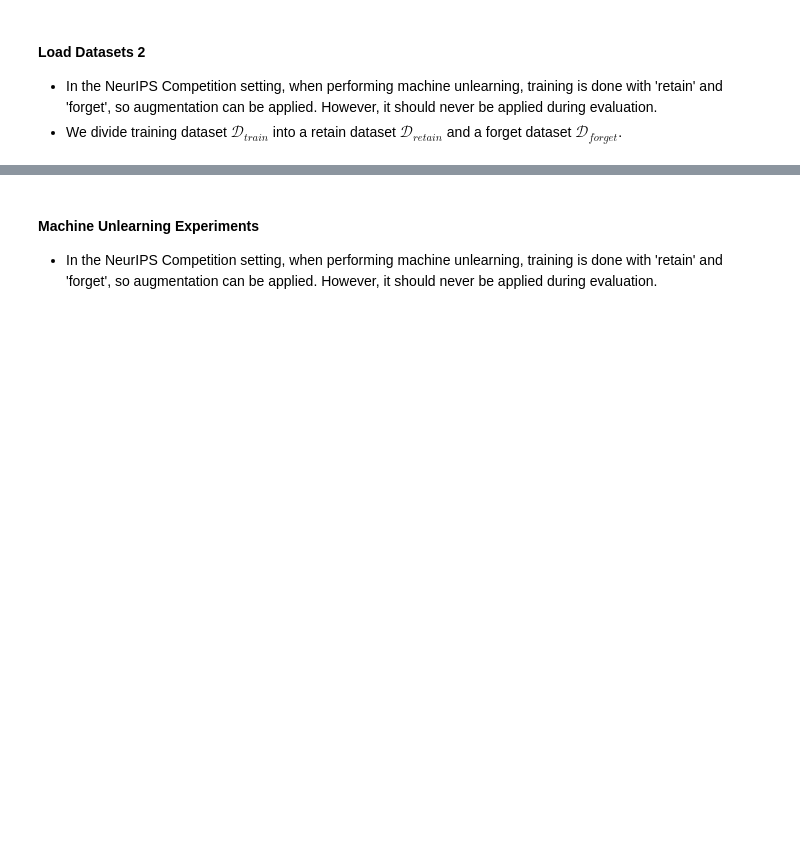
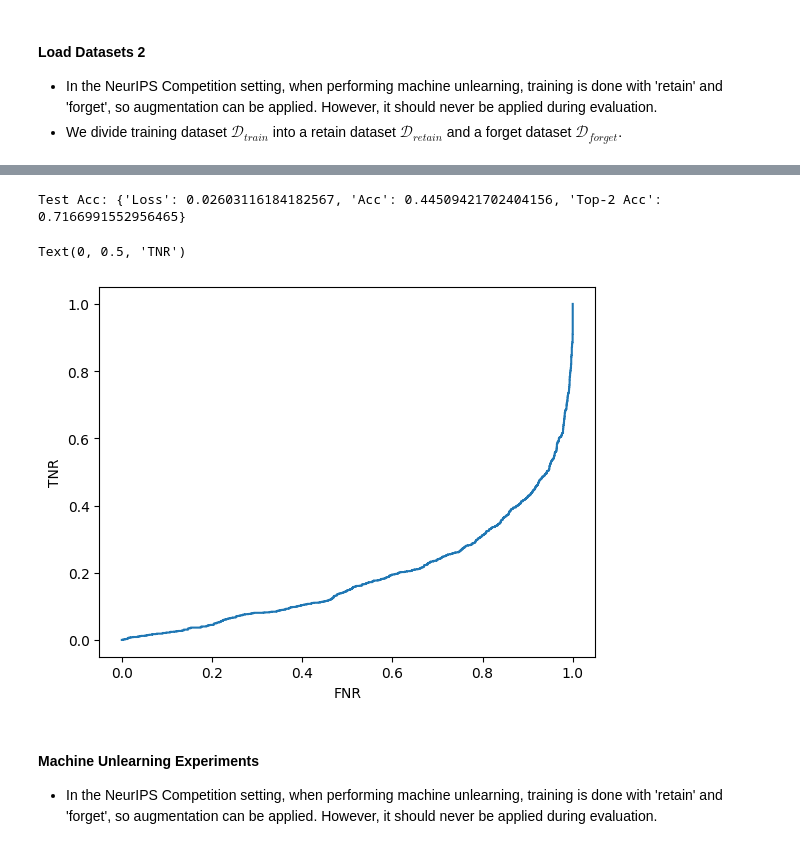
Before and after one commit to alexey-zhavoronkin/MachineUnlearningBenchMarks, a Jupyter notebook: 01_MUFAC/Machine_Unlearning_MUFAC_Full_Experiments.ipynb, the cells around one changed output, grey strips where cells are left out. Saved outputs shown, nothing was run; the diff lists cells and outputs as text; code cells hidden in the pictures; blank space fills up the shorter version.

Commit message:
add lira (negative working)

```diff
--- a/01_MUFAC/Machine_Unlearning_MUFAC_Full_Experiments.ipynb
+++ b/01_MUFAC/Machine_Unlearning_MUFAC_Full_Experiments.ipynb
@@ -177,13 +182,13 @@ unseen_transform = transforms.Compose([
 ])
 
 train_dataset = Dataset(train_meta_data, train_image_directory, train_transform)
-train_dataloader = DataLoader(train_dataset, batch_size=64, shuffle=True)
+train_dataloader = DataLoader(train_dataset, batch_size=64, shuffle=True, num_workers=4)
 
 test_dataset = Dataset(test_meta_data, test_image_directory, test_transform)
-test_dataloader = DataLoader(test_dataset, batch_size=64, shuffle=False)
+test_dataloader = DataLoader(test_dataset, batch_size=64, shuffle=False, num_workers=4)
 
 unseen_dataset = Dataset(unseen_meta_data, unseen_image_directory, unseen_transform)
-unseen_dataloader = DataLoader(unseen_dataset, batch_size=64, shuffle=False)
+unseen_dataloader = DataLoader(unseen_dataset, batch_size=64, shuffle=False, num_workers=4)
 # %%
 def show_images(images, labels, nrow=6, save_path=None):
     n_images = len(images)
@@ -422,16 +462,18 @@ from MIA.utils import load_model, load_shadow_models
 from MIA.score import get_logits, lira_offline
 
 
-def lira(model):
+def lira(target_net):
+
     num_aug = 1
     fix_variance = False
 
     transform = train_transform if num_aug > 1 else test_transform
-    dataset = Dataset(train_meta_data, train_image_directory, transform)
+    forget_dataset = Dataset(train_meta_data, train_image_directory, transform, forget=True)
+    retain_dataset = Dataset(train_meta_data, train_image_directory, transform, retain=True)
+    dataset = ConcatDataset([forget_dataset, retain_dataset])
     dataloader = DataLoader(dataset, batch_size=64, shuffle=False)
 
     shadow_nets = load_shadow_models()
-    target_net = load_model('./checkpoints/target/resnet18.pth')
 
     shadow_logits = []
     target_logits = []
@@ -454,8 +496,7 @@ def lira(model):
 
                 dataset_labels.append(targets.cpu().tolist())
 
-        shadow_aug_logits = np.stack(
-            [np.concatenate(logits) for logits in shadow_aug_logits])  # [n_shadow, n_examples, n_classes]
+        shadow_aug_logits = np.stack([np.concatenate(logits) for logits in shadow_aug_logits])  # [n_shadow, n_examples, n_classes]
         target_aug_logits = np.concatenate(target_aug_logits)  # [n_examples, n_classes]
         dataset_labels = np.concatenate(dataset_labels)[:, None]  # [n_examples, 1]
 
@@ -469,11 +510,11 @@ def lira(model):
         shadow_logits = np.stack(shadow_logits, axis=-1)
         shadow_logits = np.swapaxes(shadow_logits, 0, 1)  # [n_examples, n_shadow, n_aug]
         target_logits = np.stack(target_logits, axis=-1)  # [n_examples, n_aug]
-        labels = np.ones(target_logits.shape[0]) # [n_examples]
+        labels = np.array([0] * len(forget_dataset) + [1] * len(retain_dataset)) # [n_examples]
 
-        fpr, tpr, auc, acc, low = lira_offline(target_logits, shadow_logits, labels, fix_variance=fix_variance)
+        fnr, tnr, low = lira_offline(target_logits, shadow_logits, labels, fix_variance=fix_variance)
 
-    return fpr, tpr, auc, acc, low
+    return fnr, tnr, low
 # %% [markdown]
 #### <b> Train the "Retrained Model"</b>
 * A model trained on only the retain dataset from scratch, excluding the forget dataset.
@@ -723,10 +800,9 @@ for epoch in range(num_epochs):
 # %%
 # Performance
 test_acc = evaluation(retrained_model, test_dataloader)
-unseen_acc = evaluation(retrained_model, unseen_dataloader)
-mia = cal_mia(retrained_model.cuda())
+mia = lira(retrained_model.cuda())
 print(f'Test Acc: {test_acc}')
-print(f'Unseen Acc: {unseen_acc}')
-print(f'MIA: {mia}')
-print()
-print(f'Final Score: {(test_acc["Acc"] + (1 - abs(mia["MIA"] - 0.5) * 2)) / 2}')
+plt.plot(mia[0], mia[1])
+plt.xlabel('FNR')
+plt.ylabel('TNR')
+# %% [output]
@@ -733,3 +813,6 @@ print(f'Final Score: {(test_acc["Acc"] + (1 - abs(mia["MIA"] - 0.5) * 2)) / 2}')
+Test Acc: {'Loss': 0.02603116184182567, 'Acc': 0.44509421702404156, 'Top-2 Acc': 0.7166991552956465}
+Text(0, 0.5, 'TNR')
+[figure, added]
 # %% [markdown]
 #### <b>Machine Unlearning Experiments</b>
 
```
Also changed, not shown: parts of 15 cells of this notebook.
